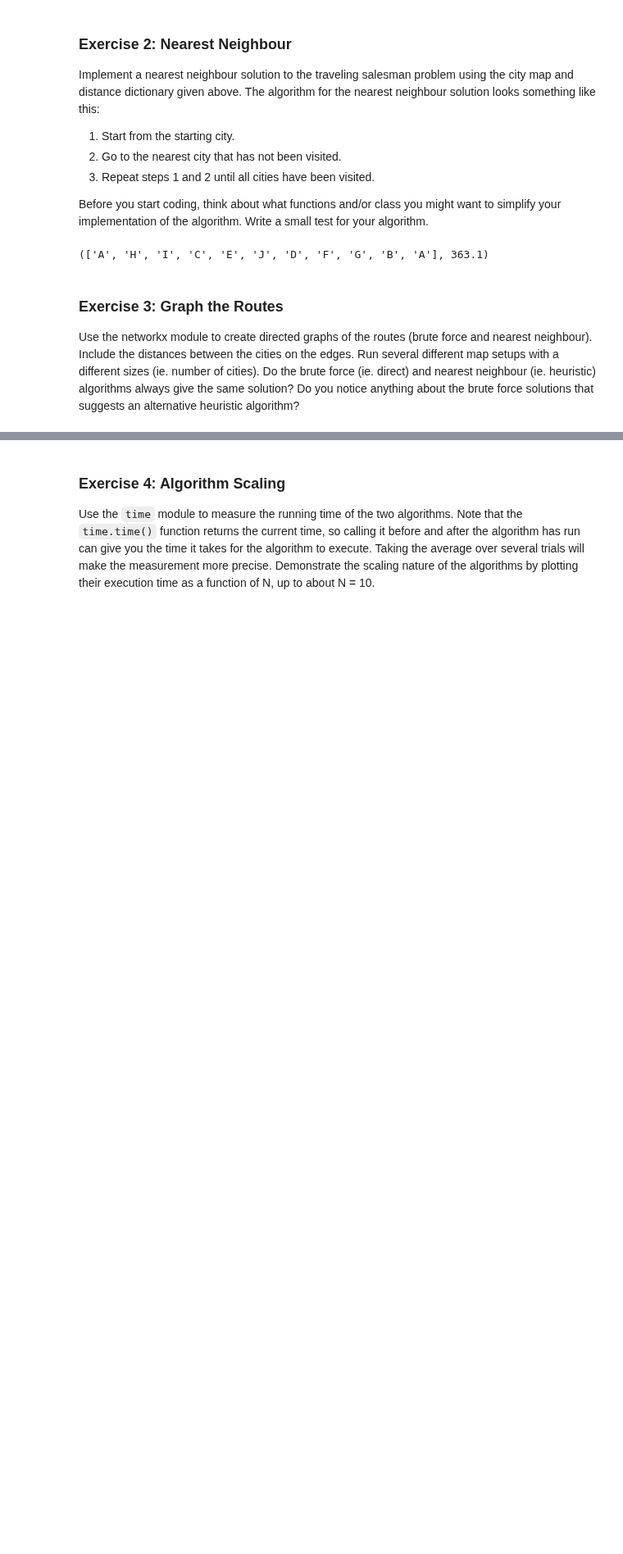
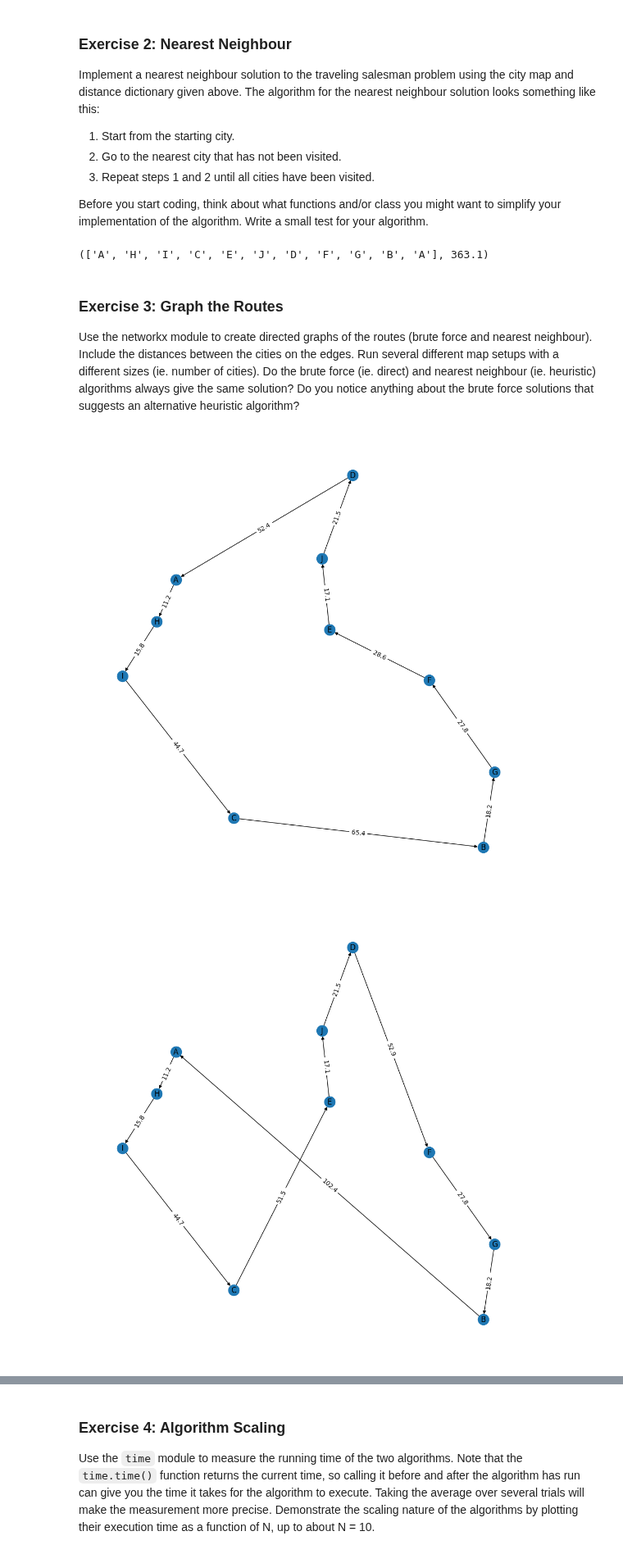
Before and after one commit to Mathias1232/comp215, a Jupyter notebook: labs/lab05_scaling.ipynb, the cells around one changed output, grey strips where cells are left out. Shown at 82% size. Saved outputs shown, nothing was run; the diff lists cells and outputs as text; code cells hidden in the pictures; blank space fills up the shorter version.

```diff
--- a/labs/lab05_scaling.ipynb
+++ b/labs/lab05_scaling.ipynb
@@ -115,9 +115,13 @@ def shortestRoute(cityMap):
   distances = calculate_distances(cityMap)
   routes = possibleRoutes(cityMap)
   route_Distances = routeDistances(routes, distances)
-  shortestRoute = min(route_Distances.values())
-  shortestRoutes = [route for route, distance in route_Distances.items() if distance == shortestRoute]
-  return f'The shortest route(s) with a distance of {shortestRoute}: {", ".join(shortestRoutes)}'
+  shortestRouteDistance = min(route_Distances.values())
+  for route, distance in route_Distances.items():
+    if distance == shortestRouteDistance:
+      shortestRoute = route
+  shortestRoute = list(shortestRoute)
+  return shortestRoute, shortestRouteDistance
+
 
 testMap = setup_map(10)
 shortestRoute(testMap)
@@ -182,0 +186,41 @@ Use the networkx module to create directed graphs of the routes (brute force and
+# %%
+# Ex.3 your code here
+def graph_map(routeTuple, cityMap):
+  nodePairs = {(routeTuple[0][i], routeTuple[0][i+1]) for i in range(len(routeTuple[0]) - 1)}
+  edgeLabels = {}
+  for edge in nodePairs:
+    edgeLabels[edge] = distance(edge[0], edge[1], cityMap)
+
+  plt.figure(figsize=(10, 10))
+  G = nx.DiGraph()
+  G.add_nodes_from(cityMap)
+  G.add_edges_from(nodePairs)
+  nx.draw(G, cityMap, with_labels=True)
+  nx.draw_networkx_edge_labels(G, pos=cityMap, edge_labels=edgeLabels)
+  plt.show()
+
+
+
+bruteForceMap1 = setup_map(10)
+heuristicMap1 = setup_map(10)
+bruteForceMap2 = setup_map(10, 2)
+heuristicMap2 = setup_map(10, 2)
+bruteForceMap3 = setup_map(7, 3)
+heuristicMap3 = setup_map(7, 3)
+
+nearestBruteForce1 = shortestRoute(bruteForceMap1)
+nearestHeuristic1 = nearestNeighbour(heuristicMap1)
+nearestBruteForce2 = shortestRoute(bruteForceMap2)
+nearestHeuristic2 = nearestNeighbour(heuristicMap2)
+nearestBruteForce3 = shortestRoute(bruteForceMap3)
+nearestHeuristic3 = nearestNeighbour(heuristicMap3)
+
+graph_map(nearestBruteForce1, bruteForceMap1)
+graph_map(nearestHeuristic1, heuristicMap1)
+graph_map(nearestBruteForce2, bruteForceMap2)
+graph_map(nearestHeuristic2, heuristicMap2)
+graph_map(nearestBruteForce3, bruteForceMap3)
+graph_map(nearestHeuristic3, heuristicMap3)
+# %% [output]
+[figure, added]
+[figure, added]
```
Also changed, not shown: parts of 4 cells of this notebook.
